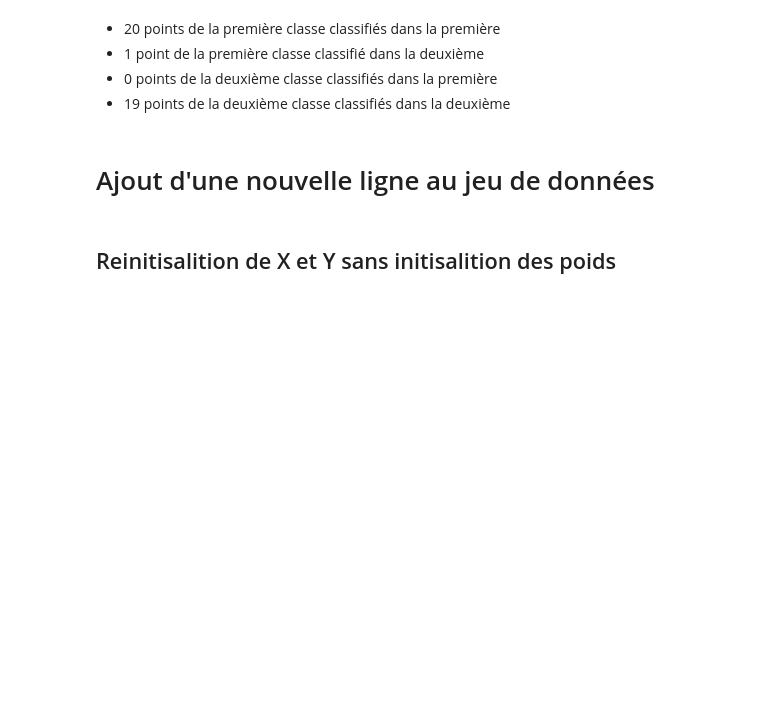
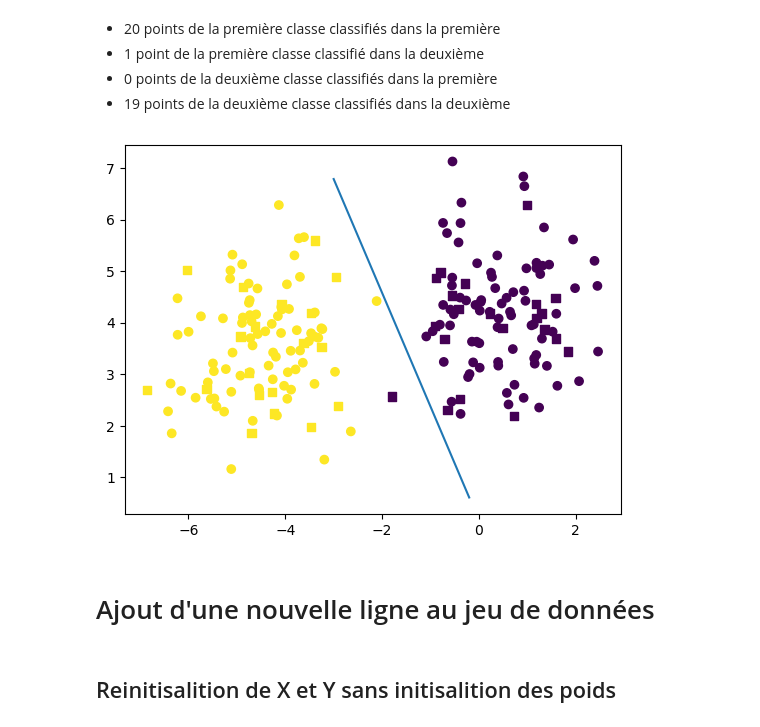
Before and after one commit to aris-2m/PerceptronFromScratch, a Jupyter notebook: Perceptron.ipynb, the cells around one changed output. Cells and saved outputs as stored; diff of their text form; code cells hidden in the pictures; blank space fills up the shorter version.

Commit message:
update: graphics

```diff
--- a/Perceptron.ipynb
+++ b/Perceptron.ipynb
@@ -197,3 +199,14 @@ seaborn.heatmap(confusion_matrix_, annot=True)
+# %%
+line_x=numpy.arange(-3,0,0.2)
+line_y= P.w0/P.w[1] -(P.w[0]/P.w[1])*line_x
+# %%
+pyplot.scatter(X_test[:, 0], X_test[:, 1], c=y_test, marker='s')
+pyplot.scatter(X_train[:, 0], X_train[:, 1], c=y_train, marker='o')
+
+pyplot.plot(line_x, line_y)
+pyplot.show()
+# %% [output]
+[figure, added]
 # %% [markdown]
 # Ajout d'une nouvelle ligne au jeu de données
 # %%
```
Also changed, not shown: parts of 5 cells of this notebook.
